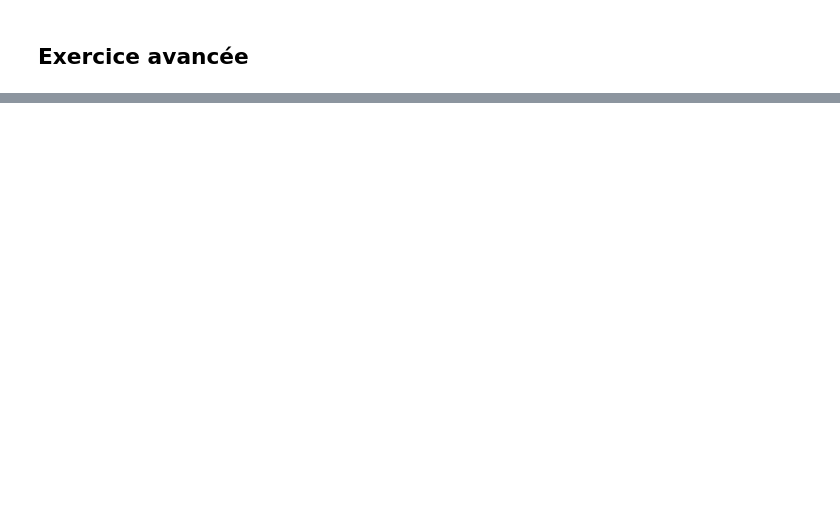
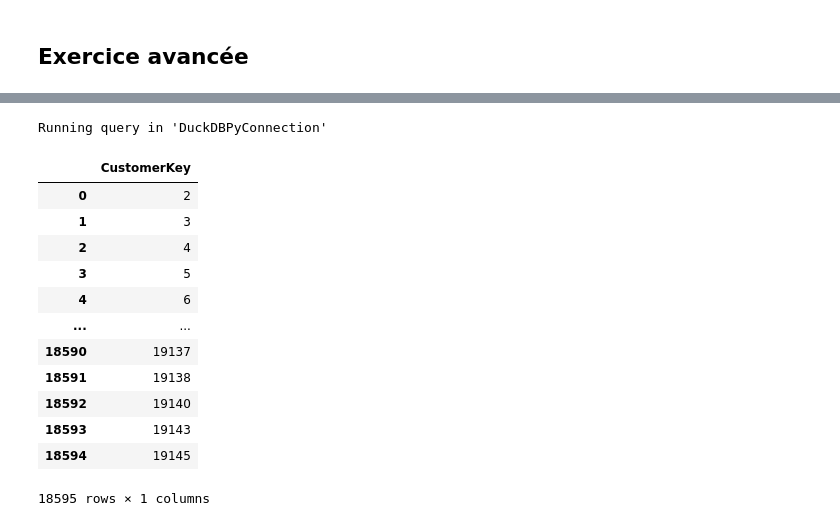
Before and after one commit to isabelleBarbier/SQL-en-une-heure, a Jupyter notebook: SQL_en_1_heure_12_mars_2026.ipynb, the cells around one changed output, grey strips where cells are left out. Saved outputs shown, nothing was run; the diff lists cells and outputs as text; code cells hidden in the pictures; blank space fills up the shorter version.

```diff
--- a/SQL_en_1_heure_12_mars_2026.ipynb
+++ b/SQL_en_1_heure_12_mars_2026.ipynb
@@ -238,28 +401,44 @@ ORDER BY CustomerKey, ProductKey
 # %%
 %%sql
 WITH three_best_products AS (
   SELECT
     ProductKey
   FROM FactOnlineSales
   GROUP BY ProductKey
   ORDER BY SUM(SalesAmount) DESC
   LIMIT 3
 )
 
 , customers_bought_three_products AS (
   -- customers who bought at least one of 3 best products
 SELECT
   CustomerKey,
-  ProductKey
+  ProductKey,
+ -- COUNT(FactOnlineSales) AS times_bought
 FROM FactOnlineSales
 WHERE ProductKey IN (SELECT * FROM three_best_products)
-GROUP BY CustomerKey, ProductKey
+GROUP BY CustomerKey, ProductKey -- car COUNT
 ORDER BY CustomerKey, ProductKey
-)
+)  --donne les client qui ont acheté au moins des produits du top 3
 
 SELECT
   CustomerKey,
 FROM customers_bought_three_products
 GROUP BY CustomerKey
 HAVING COUNT(ProductKey) = 3
 ORDER BY CustomerKey
+# %% [output]
+Running query in 'DuckDBPyConnection'
+|  | CustomerKey |
+| 0 | 2 |
+| 1 | 3 |
+| 2 | 4 |
+| 3 | 5 |
+| 4 | 6 |
+| ... | ... |
+| 18590 | 19137 |
+| 18591 | 19138 |
+| 18592 | 19140 |
+| 18593 | 19143 |
+| 18594 | 19145 |
+18595 rows × 1 columns
```
Also changed, not shown: parts of 23 cells of this notebook.
